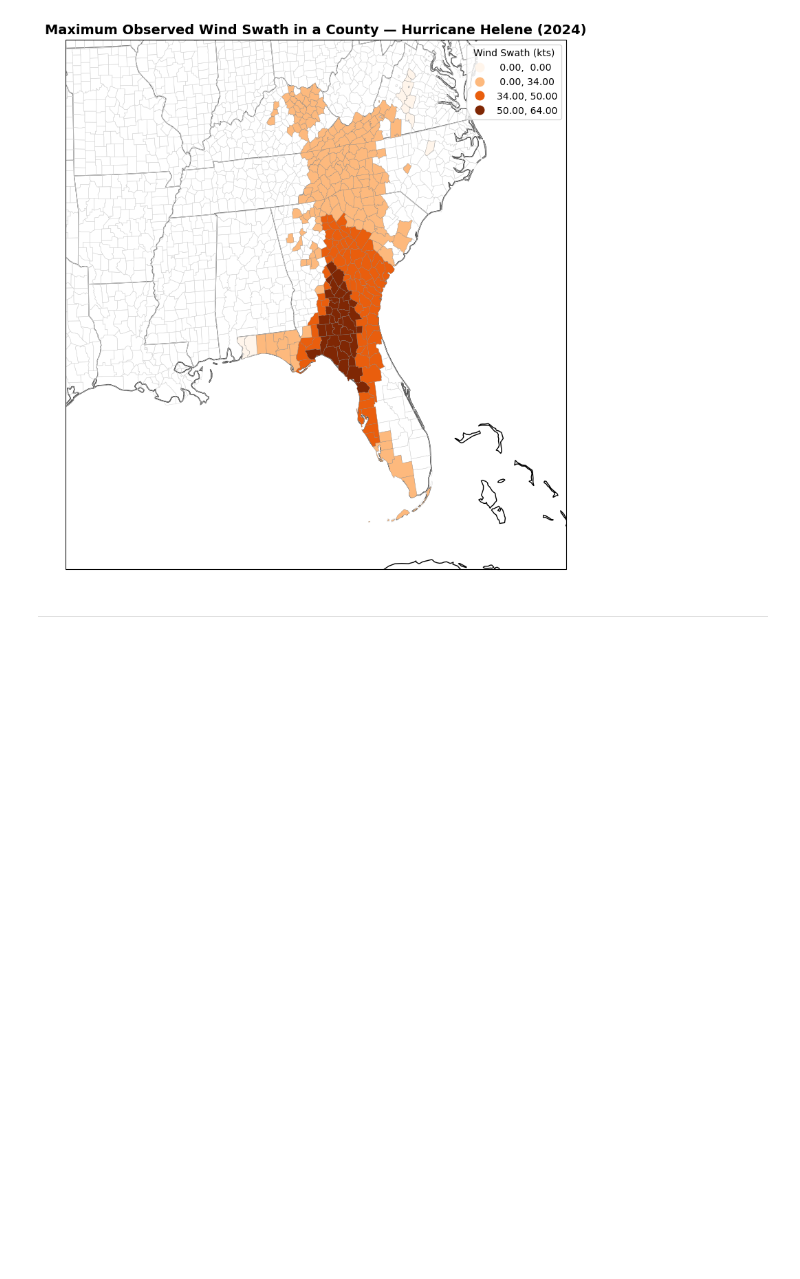
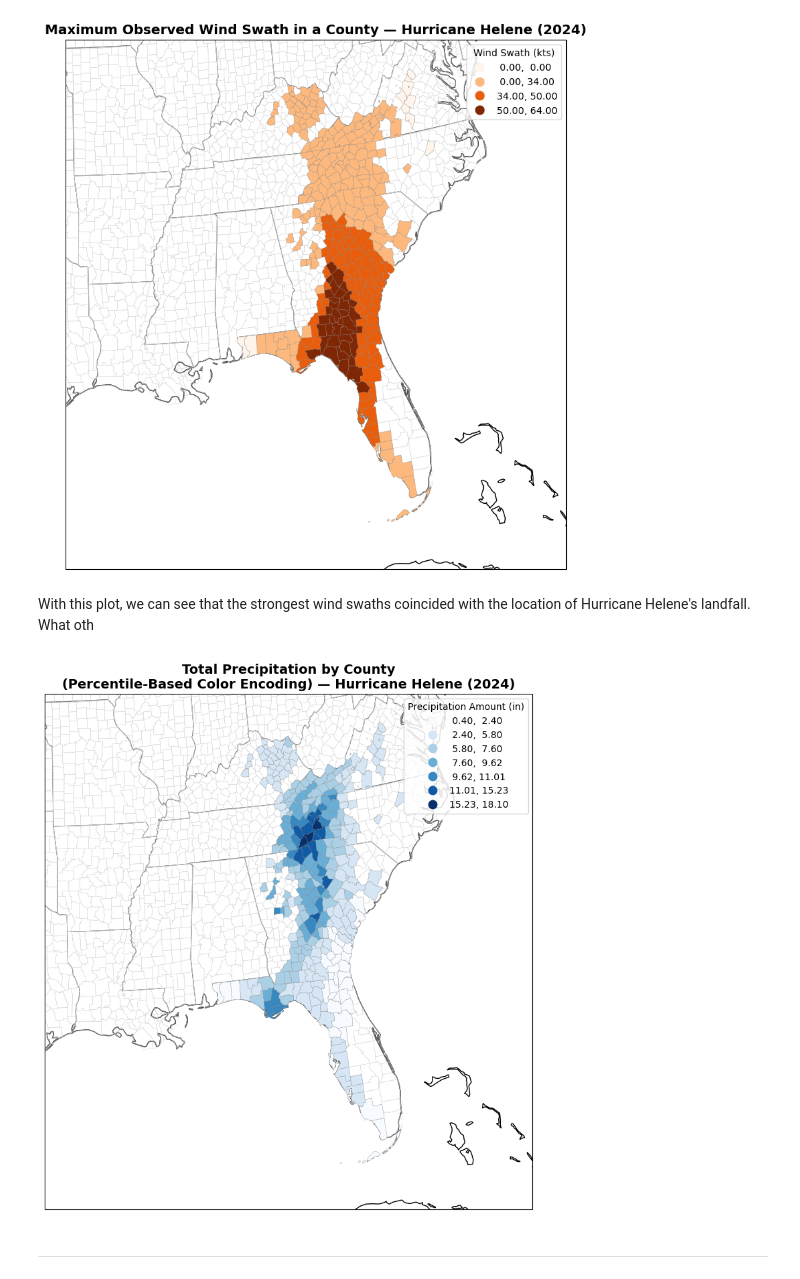
Before and after one commit to DAES433533/bluegreen, a Jupyter notebook: notebooks/helene_emergency_impacts.ipynb, the cells around one changed output. Drawn from its saved outputs; the diff is of its cells as text; code cells hidden in the pictures; blank space fills up the shorter version.

```diff
--- a/notebooks/helene_emergency_impacts.ipynb
+++ b/notebooks/helene_emergency_impacts.ipynb
@@ -331,6 +371,57 @@ plt.title('Maximum Observed Wind Swath in a County — Hurricane Helene (2024)',
 plt.show()
 # %% [output]
 [figure]
+# %% [markdown]
+With this plot, we can see that the strongest wind swaths coincided with the location of Hurricane Helene's landfall. What oth
+# %%
+#define bins based on dataset
+p10, p50, p75, p90, p95, p99 = np.percentile(
+    helene_merged['totPrecip'].dropna(),
+    [10, 50, 75, 90, 95, 99]
+)
+
+#define custom percentile bins (in inches)
+bins = [p10, p50, p75, p90, p95, p99, helene_merged['totPrecip'].max()]
+
+#create classifier
+classifier = UserDefined(helene_merged['totPrecip'], bins=bins)
+# %%
+#plot data
+fig = plt.figure(figsize=(12, 10))
+
+#define projection and southeast US
+ax = plt.axes(projection=ccrs.LambertConformal())
+ax.set_extent([-95, -75, 24, 39], crs=ccrs.PlateCarree())
+
+#add geographic features
+ax.add_feature(cfeature.STATES.with_scale('50m'), linewidth=0.7, edgecolor='grey', zorder=1)
+ax.add_feature(cfeature.COASTLINE.with_scale('50m'), zorder=0)
+ax.add_feature(cfeature.BORDERS.with_scale('50m'), zorder=1)
+
+#add US counties
+ax.add_feature(USCOUNTIES.with_scale('20m'), facecolor='none', edgecolor='lightgray', linewidth=0.3, zorder=1)
+
+# Plot counties with custom bins
+plot = helene_merged.plot(
+    column='totPrecip',
+    cmap='Blues',
+    linewidth=0.2,
+    edgecolor='gray',
+    legend=True,
+    legend_kwds={'title': "Precipitation Amount (in)"},
+    scheme='UserDefined',
+    classification_kwds={'bins': bins},
+    transform=ccrs.PlateCarree(),
+    ax=ax,
+    zorder=2
+)
+
+# Add map title
+plt.title('Total Precipitation by County\n(Percentile-Based Color Encoding) — Hurricane Helene (2024)', fontsize=14, weight='bold')
+
+plt.show()
+# %% [output]
+[figure, added]
 # %% [markdown]
 ---
 # %% [markdown]
```
Also changed, not shown: parts of 9 cells of this notebook, 2 other files.
